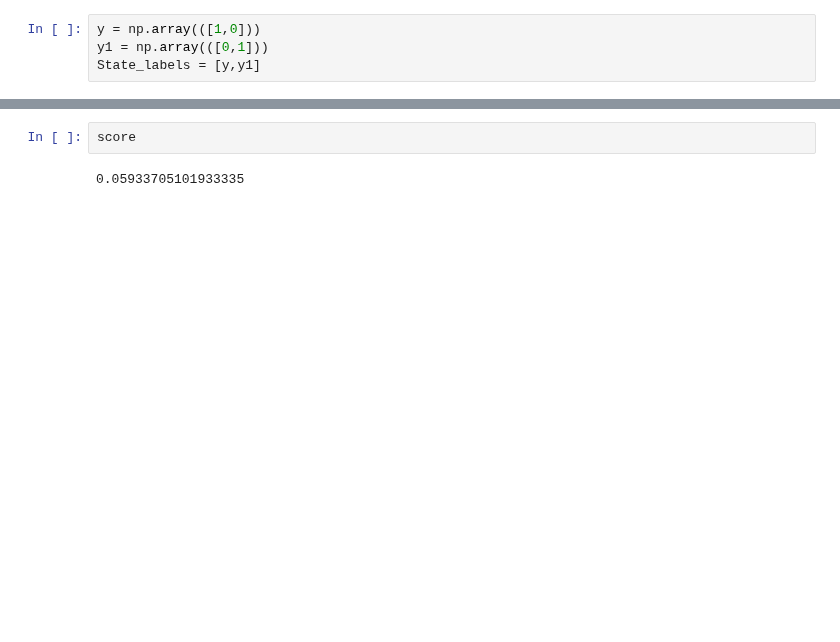
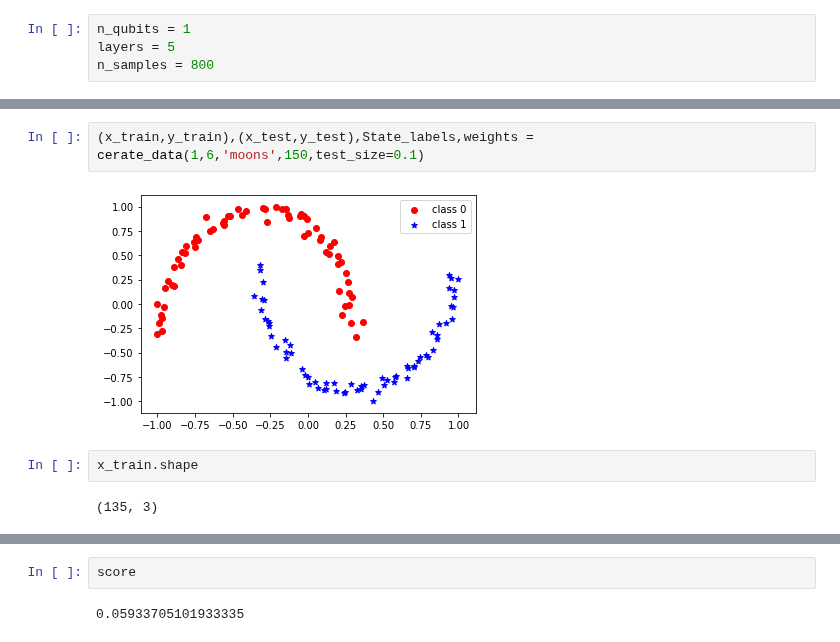
Before and after one commit to kareem1925/Ismailia-school-of-AI, a Jupyter notebook: quantum_gradients/universal_qubit_classifier_using_gradient_descent.ipynb, the cells around one changed output, grey strips where cells are left out. Drawn from its saved outputs; the diff is of its cells as text; blank space fills up the shorter version.

```diff
--- a/quantum_gradients/universal_qubit_classifier_using_gradient_descent.ipynb
+++ b/quantum_gradients/universal_qubit_classifier_using_gradient_descent.ipynb
@@ -14,4 +22,4 @@ np.random.seed(0)
-# %%
-y = np.array(([1,0]))
-y1 = np.array(([0,1]))
-State_labels = [y,y1]
+# %%
+n_qubits = 1
+layers = 5
+n_samples = 800
@@ -18 +128,9 @@ State_labels = [y,y1]
+# %%
+(x_train,y_train),(x_test,y_test),State_labels,weights = cerate_data(1,6,'moons',150,test_size=0.1)
+# %% [output]
+[figure, added]
+# %%
+x_train.shape
+# %% [output]
+(135, 3)
 # %%
```
Also changed, not shown: parts of 22 cells of this notebook.
